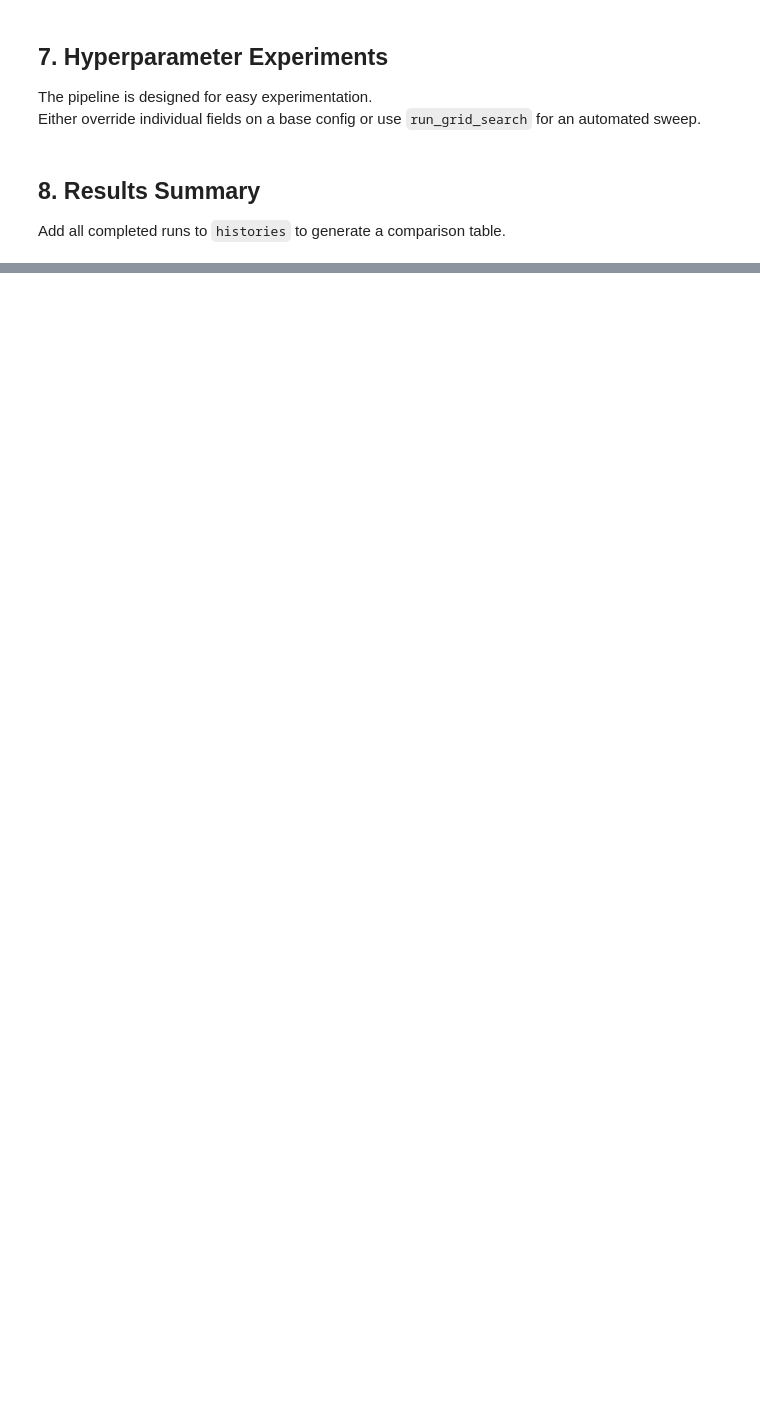
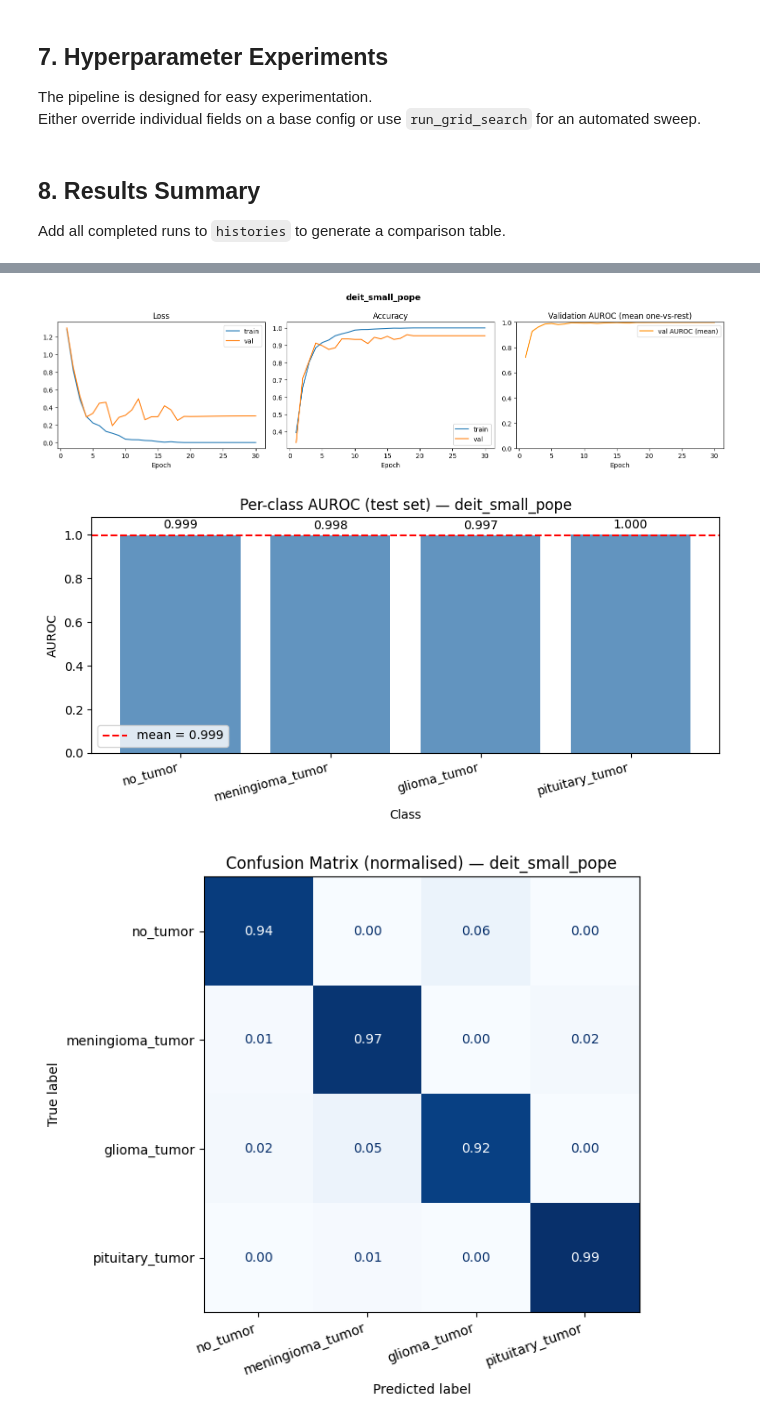
Before and after one commit to Fabbuch/aml2026-group-09, a Jupyter notebook: training_pipeline.ipynb, the cells around one changed output, grey strips where cells are left out. Cells and saved outputs as stored; diff of their text form; code cells hidden in the pictures; blank space fills up the shorter version.

```diff
--- a/training_pipeline.ipynb
+++ b/training_pipeline.ipynb
@@ -979,0 +1057,12 @@ plot_model_comparison([history_cnn, history_rope_vit, history_pope_vit])
+# %%
+deit_pope_cfg = TrainingConfig(
+    run_name      = 'deit_small_pope',
+    model_name    = 'deit_small_pope',
+    pretrained    = True,
+    dropout       = 0.1,
+    learning_rate = 1e-4,
+    warmup_epochs = 5,
+    seed          = 42,
+)
+# %%
+history_deit_pope = load_or_train(deit_pope_cfg)
@@ -979,0 +1102,8 @@ plot_model_comparison([history_cnn, history_rope_vit, history_pope_vit])
+# %%
+plot_training_curves(history_deit_pope)
+plot_per_class_auroc(history_deit_pope)
+plot_confusion_matrix(history_deit_pope)
+# %% [output]
+[figure, added]
+[figure, added]
+[figure, added]
```
Also changed, not shown: parts of 14 cells of this notebook, 9 other files.
